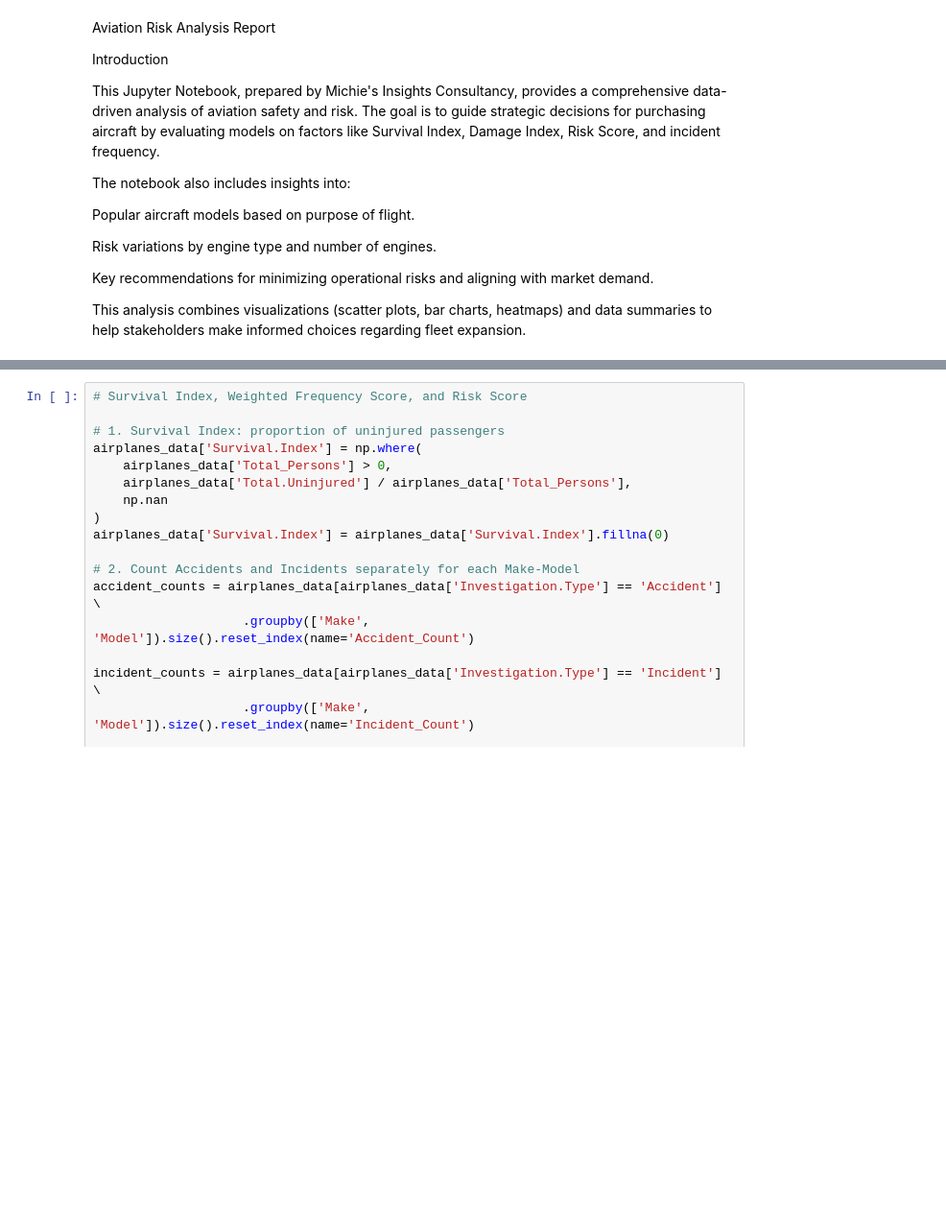
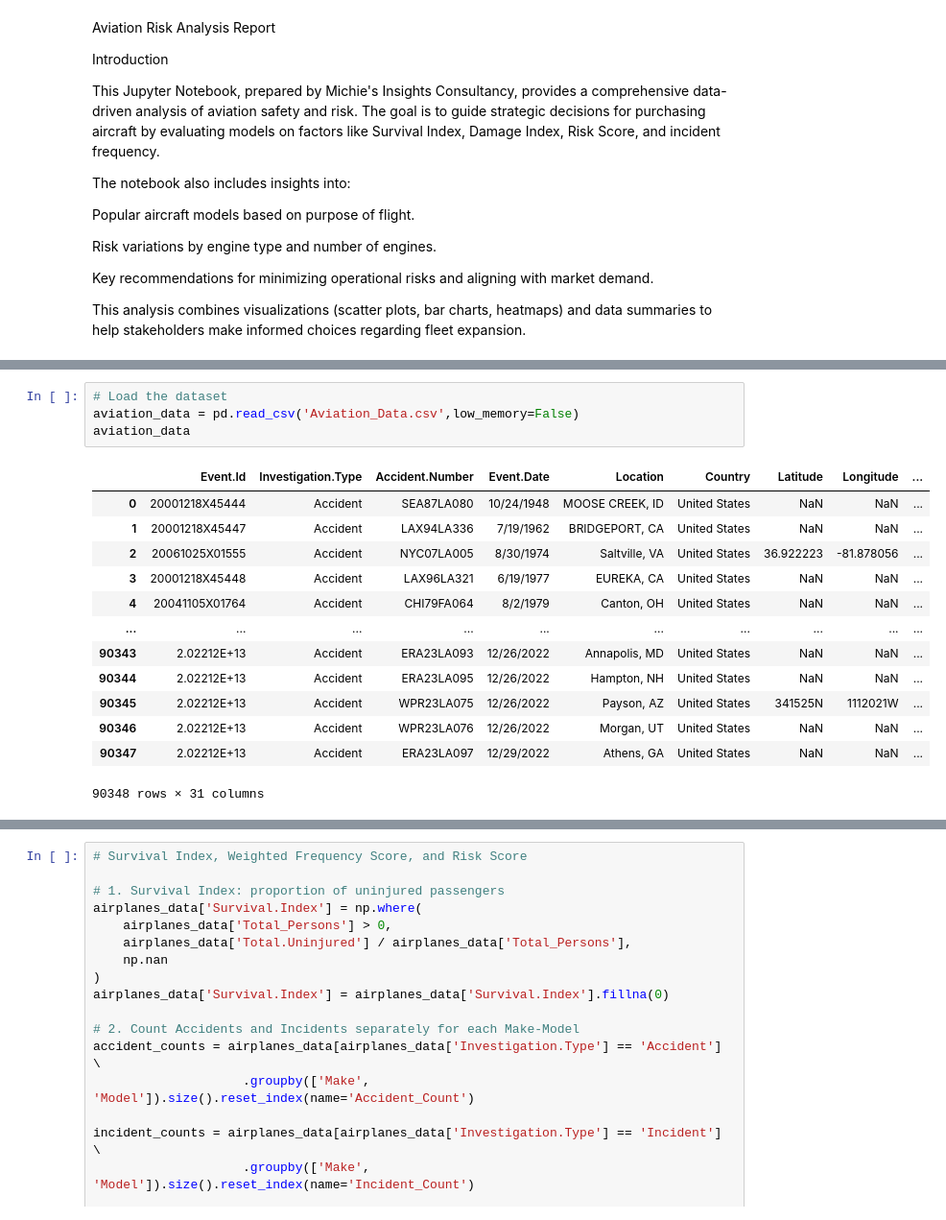
Before and after one commit to Michngunya/Myphase1project, a Jupyter notebook: My_index.ipynb, the cells around one changed output, grey strips where cells are left out. Shown at 96% size. Cells and saved outputs as stored; diff of their text form; blank space fills up the shorter version.

```diff
--- a/My_index.ipynb
+++ b/My_index.ipynb
@@ -16,0 +38,18 @@ This analysis combines visualizations (scatter plots, bar charts, heatmaps) and
+# %%
+# Load the dataset
+aviation_data = pd.read_csv('Aviation_Data.csv',low_memory=False)
+aviation_data
+# %% [output]
+|  | Event.Id | Investigation.Type | Accident.Number | Event.Date | Location | Country | Latitude | Longitude | ... |
+| 0 | 20001218X45444 | Accident | SEA87LA080 | 10/24/1948 | MOOSE CREEK, ID | United States | NaN | NaN | ... |
+| 1 | 20001218X45447 | Accident | LAX94LA336 | 7/19/1962 | BRIDGEPORT, CA | United States | NaN | NaN | ... |
+| 2 | 20061025X01555 | Accident | NYC07LA005 | 8/30/1974 | Saltville, VA | United States | 36.922223 | -81.878056 | ... |
+| 3 | 20001218X45448 | Accident | LAX96LA321 | 6/19/1977 | EUREKA, CA | United States | NaN | NaN | ... |
+| 4 | 20041105X01764 | Accident | CHI79FA064 | 8/2/1979 | Canton, OH | United States | NaN | NaN | ... |
+| ... | ... | ... | ... | ... | ... | ... | ... | ... | ... |
+| 90343 | 2.02212E+13 | Accident | ERA23LA093 | 12/26/2022 | Annapolis, MD | United States | NaN | NaN | ... |
+| 90344 | 2.02212E+13 | Accident | ERA23LA095 | 12/26/2022 | Hampton, NH | United States | NaN | NaN | ... |
+| 90345 | 2.02212E+13 | Accident | WPR23LA075 | 12/26/2022 | Payson, AZ | United States | 341525N | 1112021W | ... |
+| 90346 | 2.02212E+13 | Accident | WPR23LA076 | 12/26/2022 | Morgan, UT | United States | NaN | NaN | ... |
+| 90347 | 2.02212E+13 | Accident | ERA23LA097 | 12/29/2022 | Athens, GA | United States | NaN | NaN | ... |
+90348 rows × 31 columns
```
Also changed, not shown: parts of 17 cells of this notebook.
